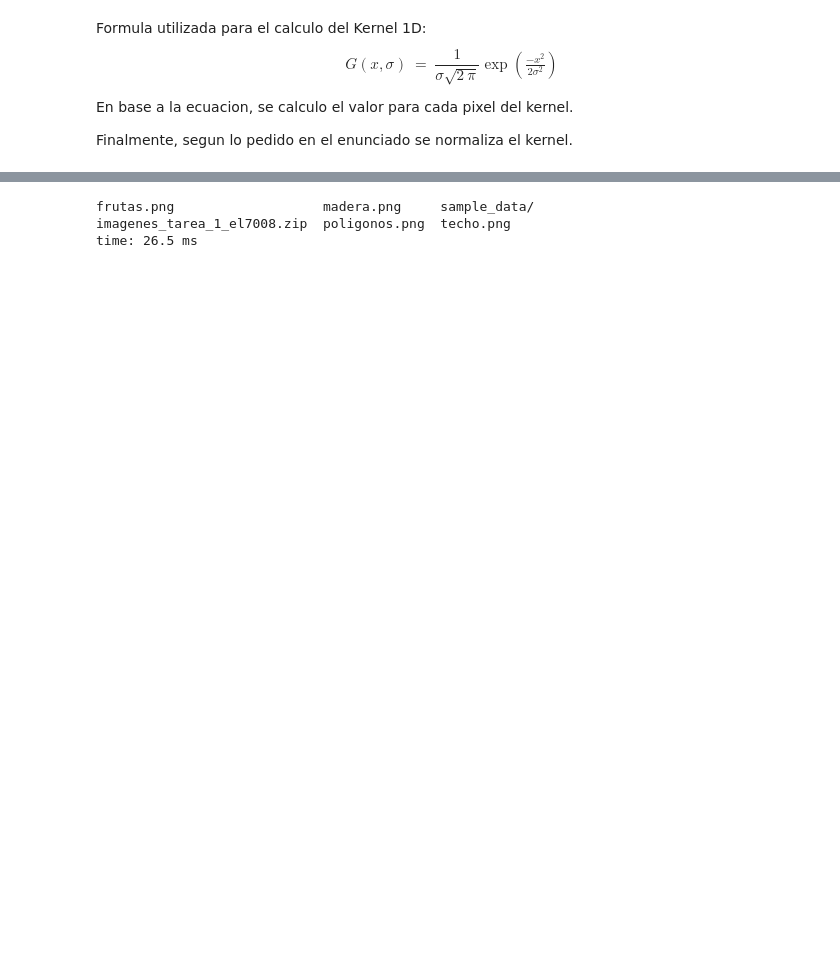
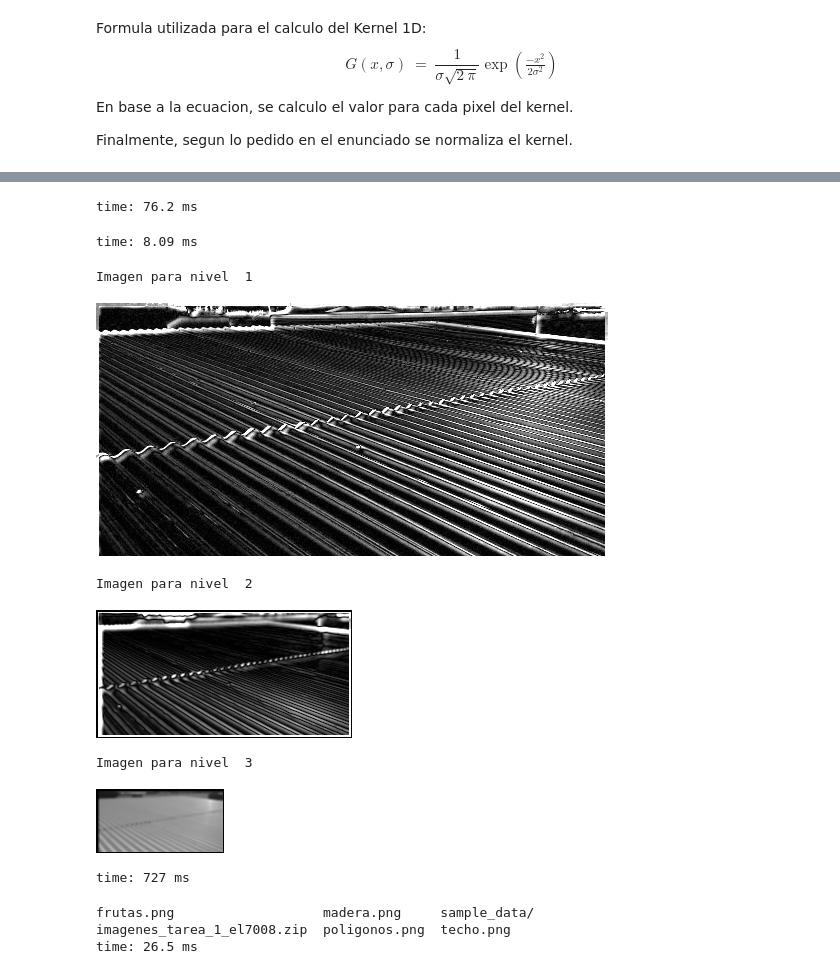
Before and after one commit to Diego-II/Procesamiento-Avanzado-de-Imagenes, a Jupyter notebook: Tarea1/tarea1_alumnos_cython_convolution.ipynb, the cells around one changed output, grey strips where cells are left out. Saved outputs shown, nothing was run; the diff lists cells and outputs as text; code cells hidden in the pictures; blank space fills up the shorter version.

```diff
--- a/Tarea1/tarea1_alumnos_cython_convolution.ipynb
+++ b/Tarea1/tarea1_alumnos_cython_convolution.ipynb
@@ -345,10 +354,32 @@ def compute_laplace_pyramid(input, nlevels):
+# %%
+lp, gp = compute_laplace_pyramid(input, 3)
+# %% [output]
+time: 76.2 ms
 # %%
 def show_laplace_pyramid(pyramid):
   # Por hacer: mostrar las imagenes de la piramide de laplace:
   #  Las imagenes deben ser escaladas antes de mostrarse usando scale_abs
   #  Sin embargo, la ultima imagen del ultimo piso se muestra tal cual
   # Se recomienda usar cv2_imshow( ) para mostrar las imagenes
-  pass
+  for i, im in enumerate(pyramid):
+    lvl = i + 1
+    print("Imagen para nivel ", lvl)
+    if i != len(pyramid)-1:
+      cv2_imshow( scale_abs(im, 5) )
+    else:
+      cv2_imshow( im )
+# %% [output]
+time: 8.09 ms
+# %%
+show_laplace_pyramid(lp)
+# %% [output]
+Imagen para nivel  1
+[figure, added]
+Imagen para nivel  2
+[figure, added]
+Imagen para nivel  3
+[figure, added]
+time: 727 ms
 # %%
 def upsample(input):
   # Por hacer: implementar duplicacion del tamaño de imagen pixel a pixel
```
Also changed, not shown: parts of 31 cells of this notebook.
